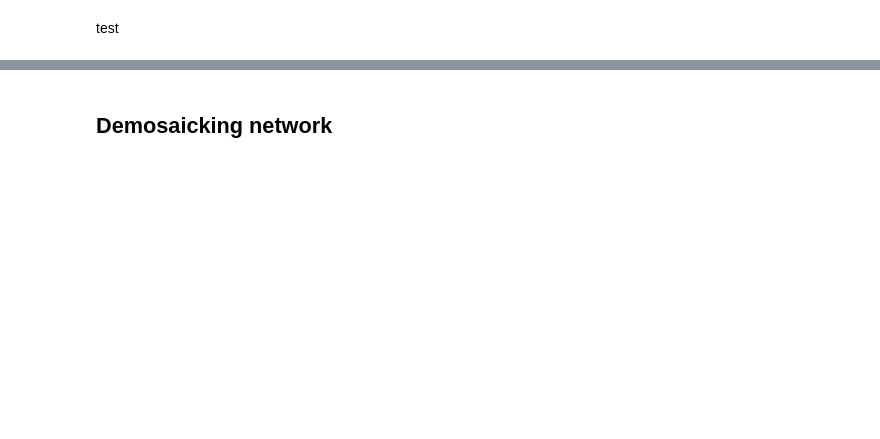
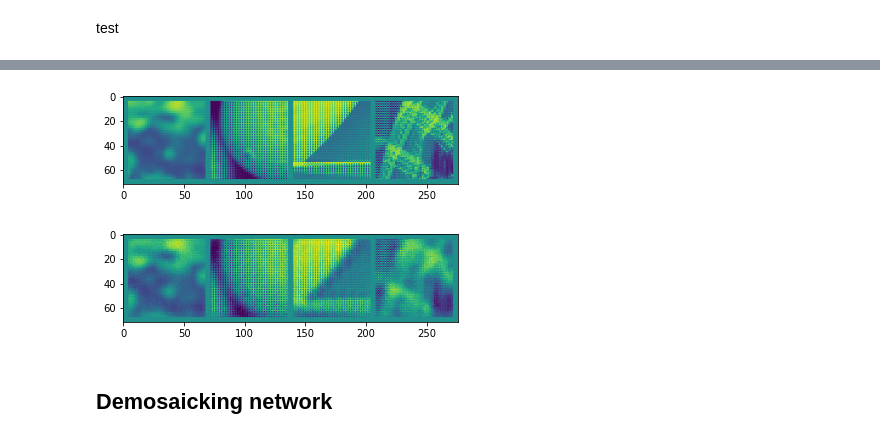
Before and after one commit to cianhwang/TrainingDataSynthesis, a Jupyter notebook: TrainingDataForDemosaicking.ipynb, the cells around one changed output, grey strips where cells are left out. Saved outputs shown, nothing was run; the diff lists cells and outputs as text; code cells hidden in the pictures; blank space fills up the shorter version.

```diff
--- a/TrainingDataForDemosaicking.ipynb
+++ b/TrainingDataForDemosaicking.ipynb
@@ -452,0 +568,18 @@ have checkerboard artifacts
+# %%
+import matplotlib.pyplot as plt
+import numpy as np
+
+# functions to show an image
+def imshow(img, unnormalize = True):
+    if img.size(0) == 4:
+        img = stack_to_raw_tensor(img)
+    if unnormalize:
+        img = img / 2 + 0.5     # unnormalize
+    npimg = img.numpy()
+    plt.imshow(npimg[0])
+    plt.show()
+
+def load_exr(path):
+        img = cv2.imread(path,cv2.IMREAD_ANYCOLOR | cv2.IMREAD_ANYDEPTH)
+        img = cv2.cvtColor(img, cv2.COLOR_BGR2RGB)
+        return img
@@ -452,0 +610,19 @@ have checkerboard artifacts
+# %%
+class UnPack:
+    def __init__(self):
+        pass
+    def __call__(self, x):
+        return rgb_to_stack(x)
+# %%
+transform = transforms.Compose(
+    [transforms.RandomCrop(64),
+     transforms.ToTensor(),
+     transforms.Normalize((0.5, 0.5, 0.5), (0.5, 0.5, 0.5)),
+    UnPack()])
+
+trainset = Div2kDataset(root="/content", train=True, transform=transform) ## set root to '.' doesnt work
+trainloader = torch.utils.data.DataLoader(trainset, batch_size=16,
+                                          shuffle=True, num_workers=2)
+testset = Div2kDataset(root="/content", train=False, transform=transform)
+testloader = torch.utils.data.DataLoader(testset, batch_size=4,
+                                         shuffle=False, num_workers=2)
@@ -453,2 +691,12 @@ have checkerboard artifacts
+# %%
+dataiter = iter(testloader)
+images = dataiter.next()
+outputs = model(images.to(device)).detach().cpu()
+# show images
+imshow(torchvision.utils.make_grid(images))
+imshow(np.clip(torchvision.utils.make_grid(outputs), -1, 1))
+# %% [output]
+[figure, added]
+[figure, added]
 # %% [markdown]
 ## Demosaicking network
```
Also changed, not shown: parts of 17 cells of this notebook.
